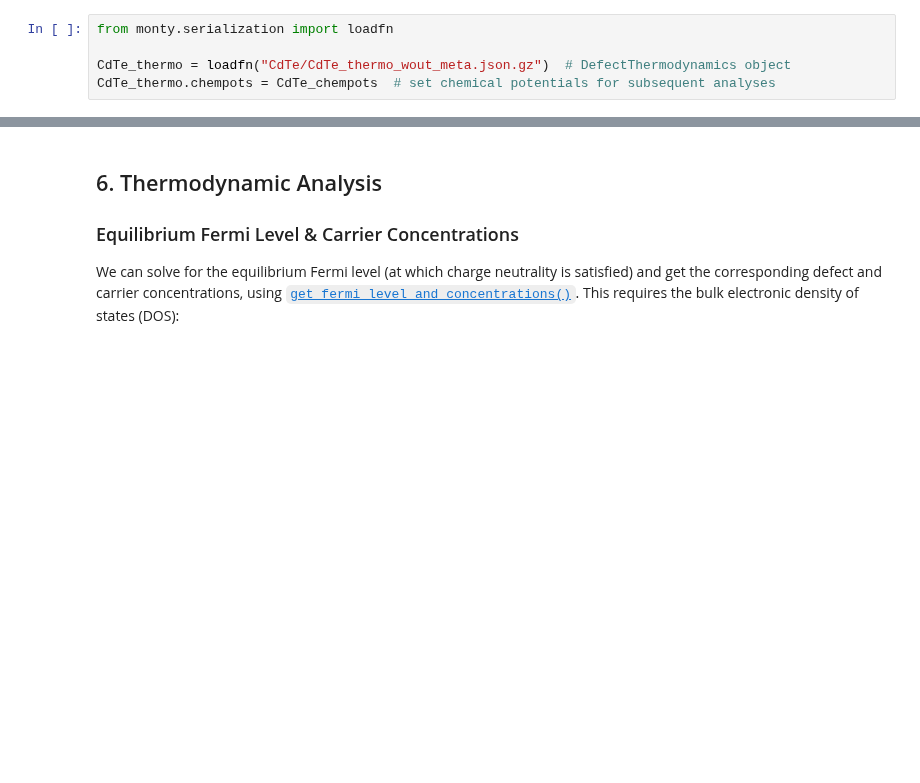
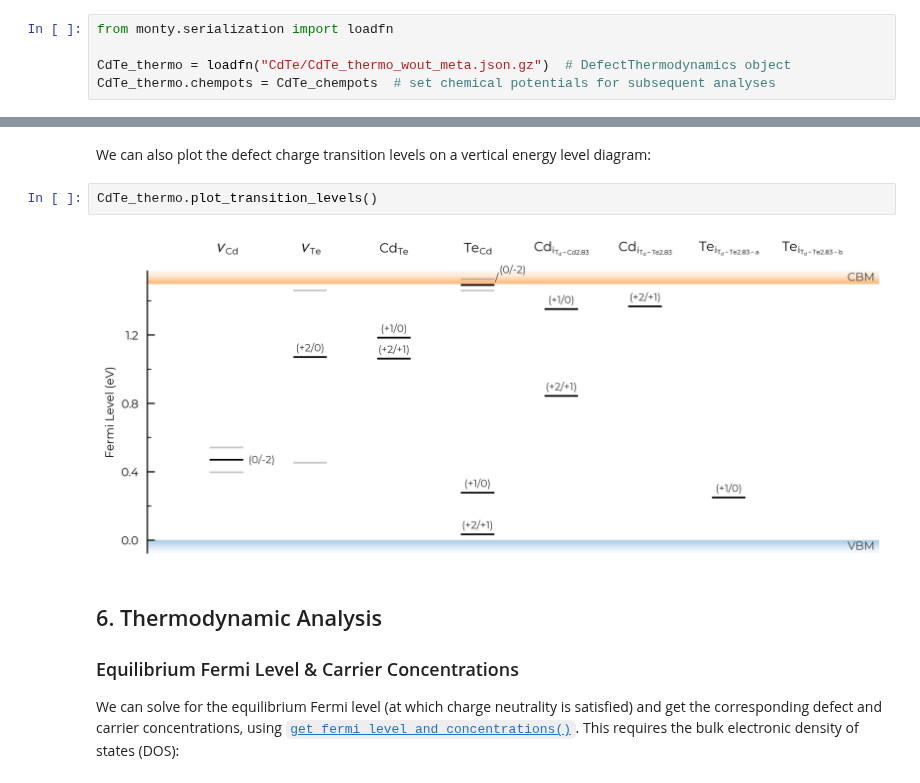
Before and after one commit to SMTG-Bham/doped, a Jupyter notebook: examples/quickstart_tutorial.ipynb, the cells around one changed output, grey strips where cells are left out. Cells and saved outputs as stored; diff of their text form; blank space fills up the shorter version.

```diff
--- a/examples/quickstart_tutorial.ipynb
+++ b/examples/quickstart_tutorial.ipynb
@@ -175,5 +175,11 @@ formation_energy_plot = CdTe_thermo.plot(limit="Cd-rich")
 # %% [output]
 [figure]
+# %% [markdown]
+We can also plot the defect charge transition levels on a vertical energy level diagram:
+# %%
+CdTe_thermo.plot_transition_levels()
+# %% [output]
+[figure, added]
 # %% [markdown]
 ## 6. Thermodynamic Analysis
 
```
Also changed, not shown: parts of 1 cell of this notebook, 7 other files.
